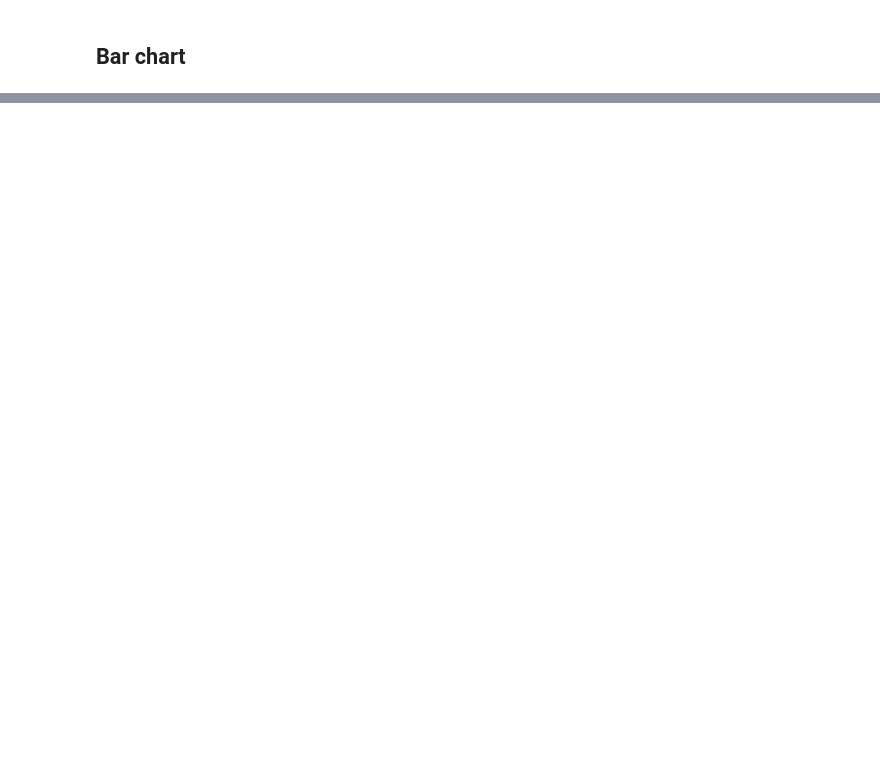
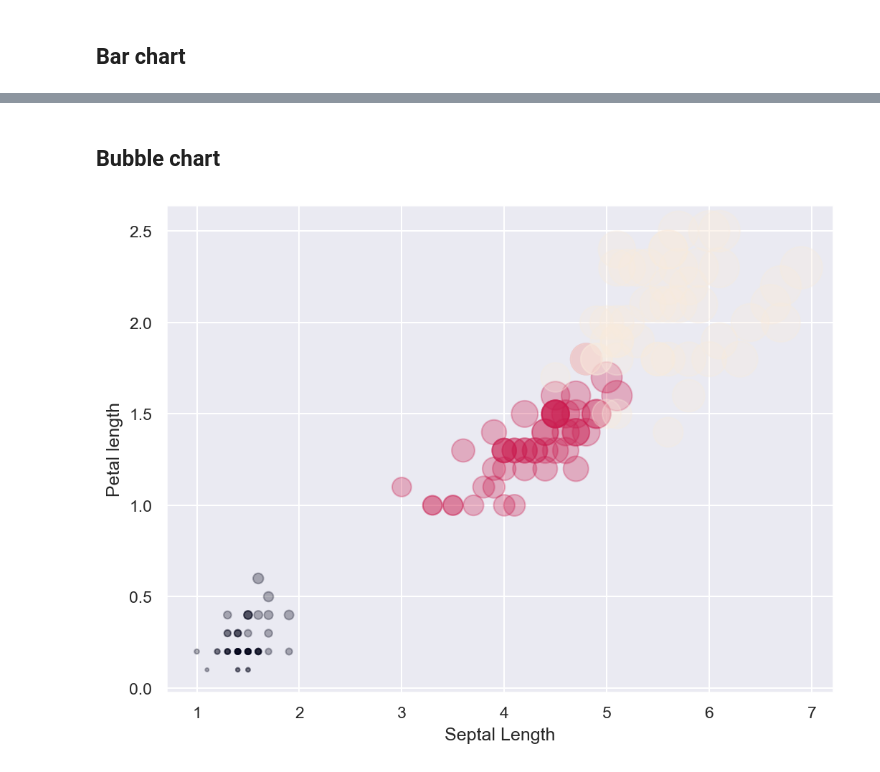
Before and after one commit to romandek/EDA-Charts, a Jupyter notebook: Charts.ipynb, the cells around one changed output, grey strips where cells are left out. Cells and saved outputs as stored; diff of their text form; code cells hidden in the pictures; blank space fills up the shorter version.

```diff
--- a/Charts.ipynb
+++ b/Charts.ipynb
@@ -113,0 +175,19 @@ plt.show()
+# %% [markdown]
+## Bubble chart
+# %%
+df = sns.load_dataset('iris')
+
+df['species'] = df['species'].map({'setosa': 0, "versicolor": 1, "virginica": 2})
+
+# Create bubble plot
+plt.scatter(df.petal_length, df.petal_width,
+            s=50*df.petal_length*df.petal_width,
+            c=df.species,
+            alpha=0.3)
+
+# Create labels for axises
+plt.xlabel('Septal Length')
+plt.ylabel('Petal length')
+plt.show()
+# %% [output]
+[figure, added]
```
Also changed, not shown: parts of 31 cells of this notebook.
